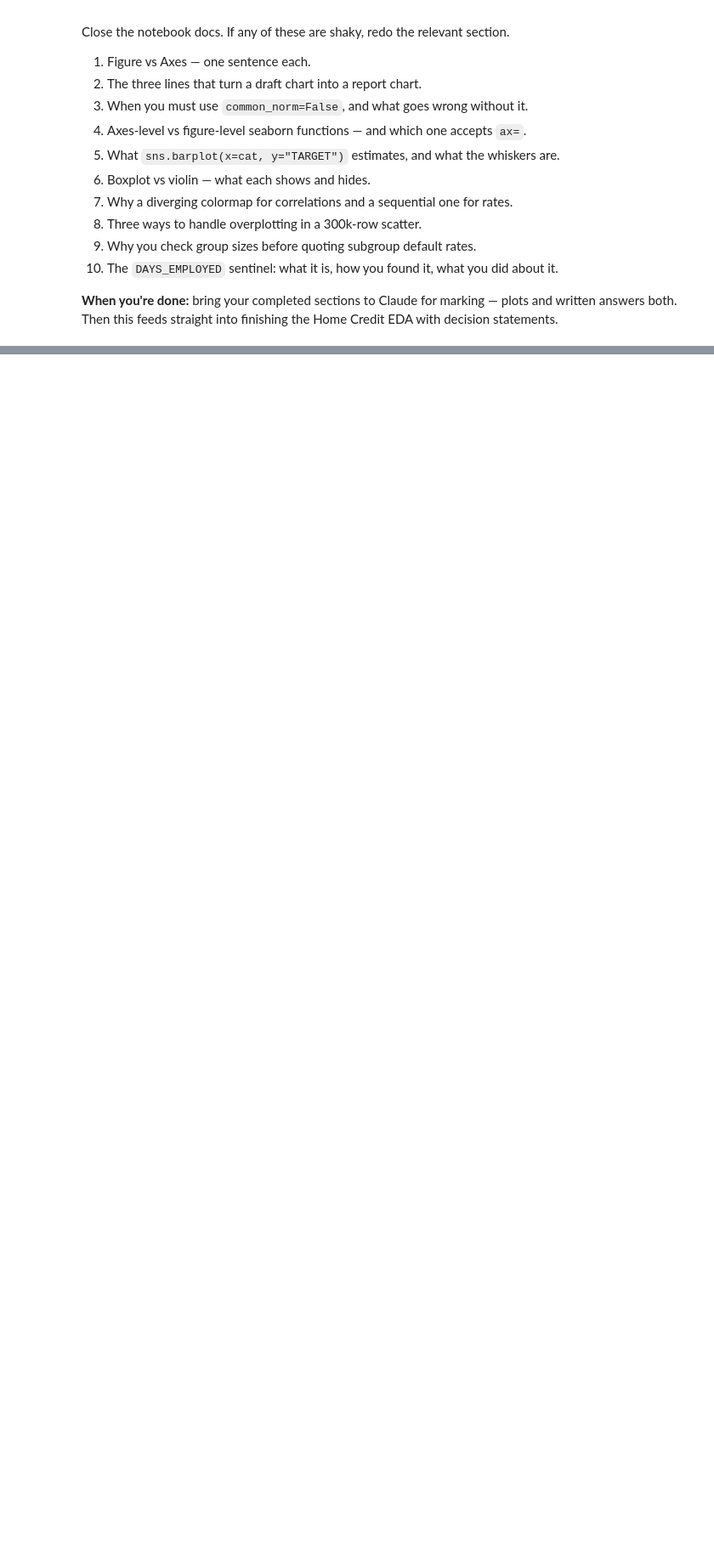
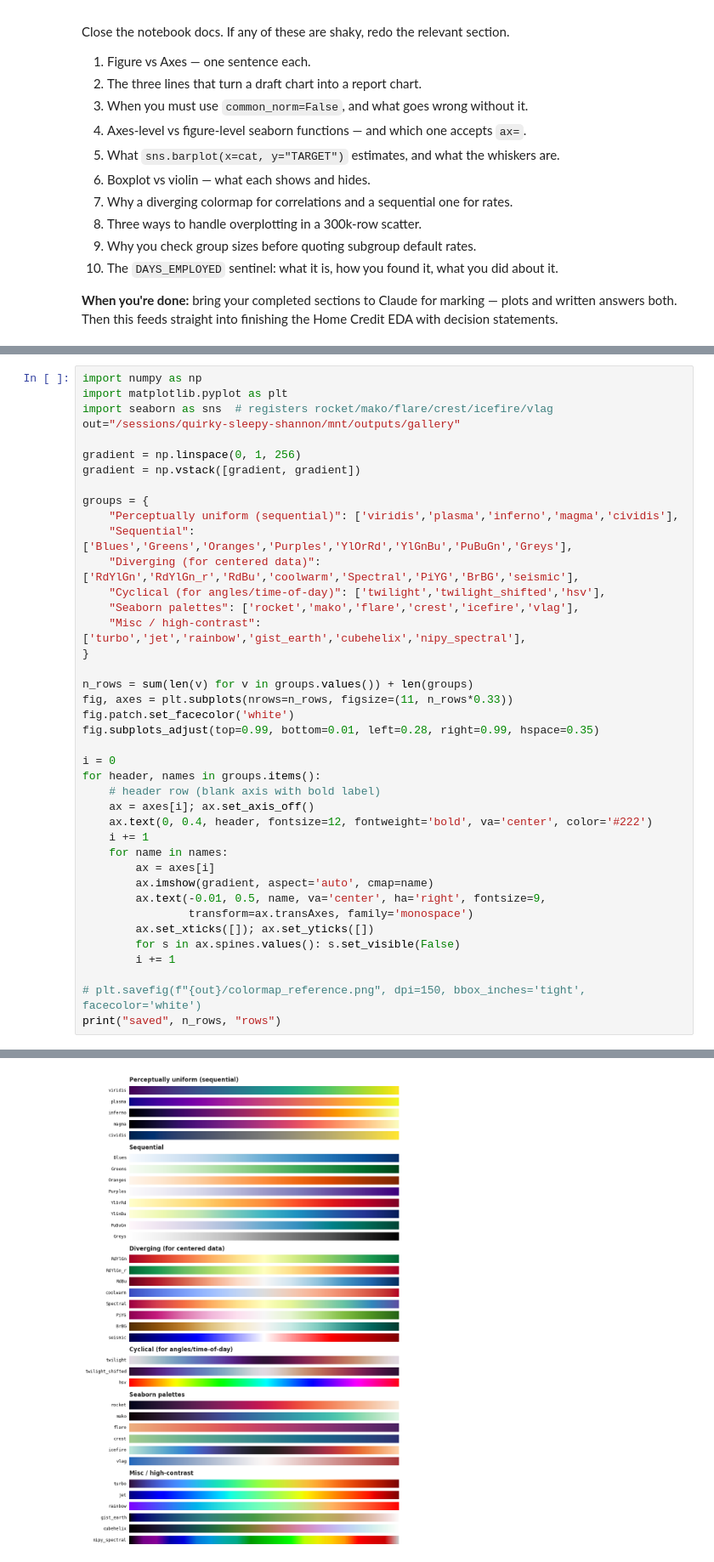
Before and after one commit to smallchuch/CreditRiskLearning, a Jupyter notebook: Learning Journey/1.5 Matplotlib + Seaborn/matplotlib_seaborn_practice_home_credit.ipynb, the cells around one changed output, grey strips where cells are left out. Shown at 85% size. Drawn from its saved outputs; the diff is of its cells as text; blank space fills up the shorter version.

```diff
--- a/Learning Journey/1.5 Matplotlib + Seaborn/matplotlib_seaborn_practice_home_credit.ipynb
+++ b/Learning Journey/1.5 Matplotlib + Seaborn/matplotlib_seaborn_practice_home_credit.ipynb
@@ -1712,0 +1814,41 @@ Close the notebook docs. If any of these are shaky, redo the relevant section.
+# %%
+import numpy as np
+import matplotlib.pyplot as plt
+import seaborn as sns  # registers rocket/mako/flare/crest/icefire/vlag
+out="/sessions/quirky-sleepy-shannon/mnt/outputs/gallery"
+
+gradient = np.linspace(0, 1, 256)
+gradient = np.vstack([gradient, gradient])
+
+groups = {
+    "Perceptually uniform (sequential)": ['viridis','plasma','inferno','magma','cividis'],
+    "Sequential": ['Blues','Greens','Oranges','Purples','YlOrRd','YlGnBu','PuBuGn','Greys'],
+    "Diverging (for centered data)": ['RdYlGn','RdYlGn_r','RdBu','coolwarm','Spectral','PiYG','BrBG','seismic'],
+    "Cyclical (for angles/time-of-day)": ['twilight','twilight_shifted','hsv'],
+    "Seaborn palettes": ['rocket','mako','flare','crest','icefire','vlag'],
+    "Misc / high-contrast": ['turbo','jet','rainbow','gist_earth','cubehelix','nipy_spectral'],
+}
+
+n_rows = sum(len(v) for v in groups.values()) + len(groups)
+fig, axes = plt.subplots(nrows=n_rows, figsize=(11, n_rows*0.33))
+fig.patch.set_facecolor('white')
+fig.subplots_adjust(top=0.99, bottom=0.01, left=0.28, right=0.99, hspace=0.35)
+
+i = 0
+for header, names in groups.items():
+    # header row (blank axis with bold label)
+    ax = axes[i]; ax.set_axis_off()
+    ax.text(0, 0.4, header, fontsize=12, fontweight='bold', va='center', color='#222')
+    i += 1
+    for name in names:
+        ax = axes[i]
+        ax.imshow(gradient, aspect='auto', cmap=name)
+        ax.text(-0.01, 0.5, name, va='center', ha='right', fontsize=9,
+                transform=ax.transAxes, family='monospace')
+        ax.set_xticks([]); ax.set_yticks([])
+        for s in ax.spines.values(): s.set_visible(False)
+        i += 1
+
+# plt.savefig(f"{out}/colormap_reference.png", dpi=150, bbox_inches='tight', facecolor='white')
+print("saved", n_rows, "rows")
+# %% [output]
@@ -1712,0 +1856 @@ Close the notebook docs. If any of these are shaky, redo the relevant section.
+[figure, added]
```
Also changed, not shown: parts of 4 cells of this notebook, 2 other files.
